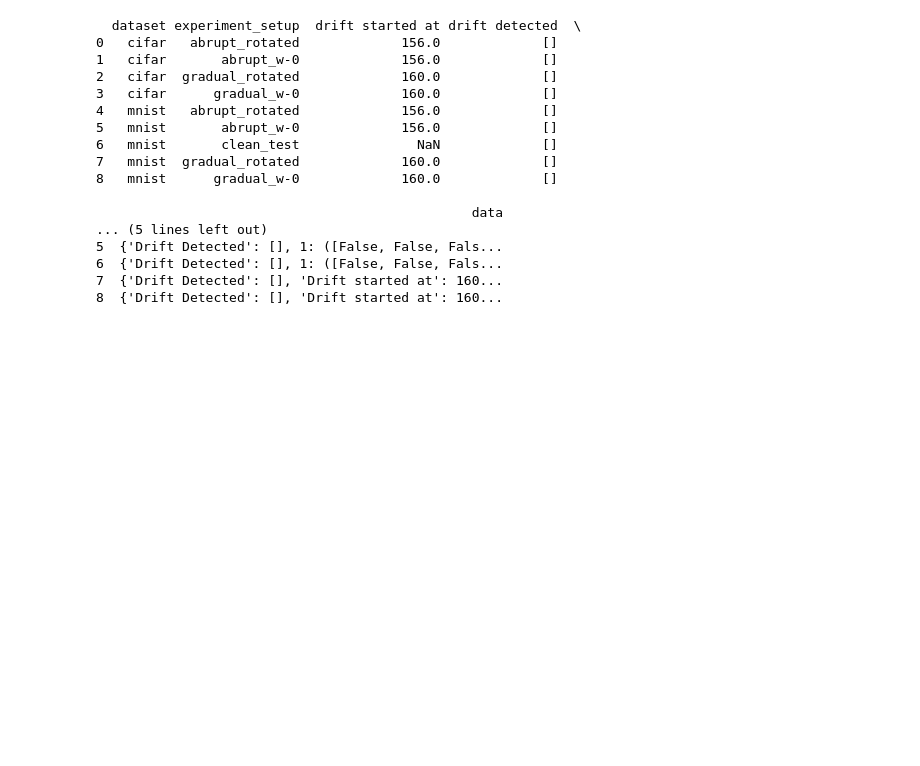
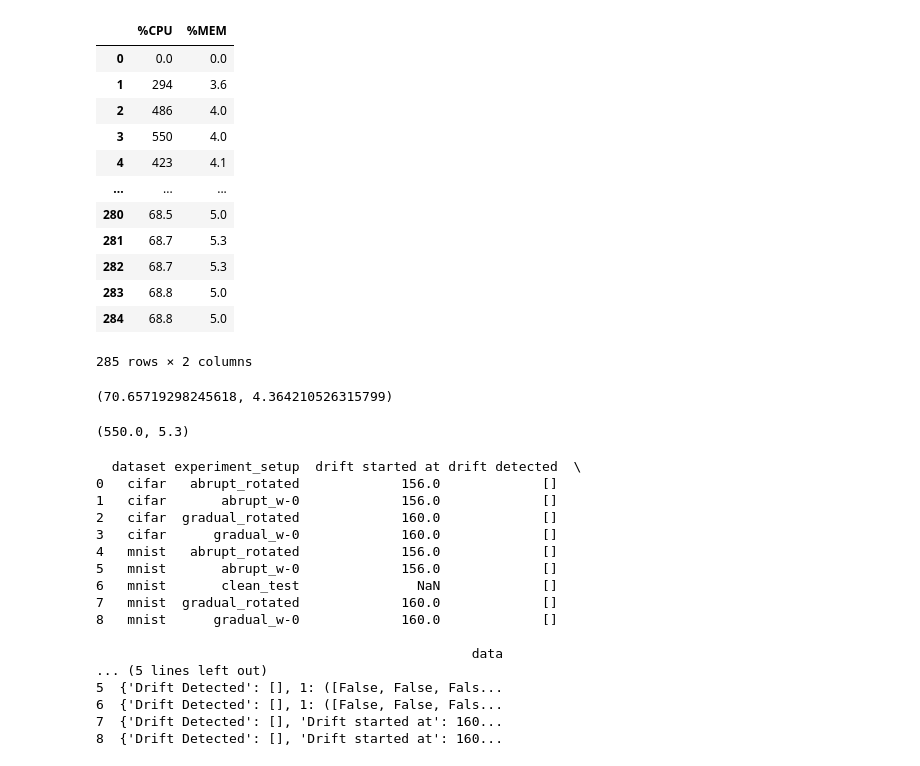
Before and after one commit to ranUser01/TinyML, a Jupyter notebook: read_results.ipynb, the cells around one changed output. Cells and saved outputs as stored; diff of their text form; code cells hidden in the pictures; blank space fills up the shorter version.

```diff
--- a/read_results.ipynb
+++ b/read_results.ipynb
@@ -1,3 +59,43 @@
+# %%
+cpu_values, mem_values = extract_cpu_mem_utilization('results/run_DDAL_baseline_20240820093456.txt')
+# %%
+import pandas as pd
+
+# Create a DataFrame using cpu_values and mem_values
+df = pd.DataFrame({'%CPU': cpu_values, '%MEM': mem_values})
+
+# Display the DataFrame
+df
+# %% [output]
+|  | %CPU | %MEM |
+| 0 | 0.0 | 0.0 |
+| 1 | 294 | 3.6 |
+| 2 | 486 | 4.0 |
+| 3 | 550 | 4.0 |
+| 4 | 423 | 4.1 |
+| ... | ... | ... |
+| 280 | 68.5 | 5.0 |
+| 281 | 68.7 | 5.3 |
+| 282 | 68.7 | 5.3 |
+| 283 | 68.8 | 5.0 |
+| 284 | 68.8 | 5.0 |
+285 rows × 2 columns
+# %%
+df
+# Calculate the average of %CPU and %MEM
+avg_cpu = sum(df['%CPU'].astype(float)) / len(df['%CPU'])
+avg_mem = sum(df['%MEM'].astype(float)) / len(df['%MEM'])
+
+avg_cpu, avg_mem
+# %% [output]
+(70.65719298245618, 4.364210526315799)
+# %%
+max_cpu = df['%CPU'].astype(float).max()
+max_mem = df['%MEM'].astype(float).max()
+
+max_cpu, max_mem
+# %% [output]
+(550.0, 5.3)
 # %%
 import pandas as pd
 from results_reader import read_results
```
Also changed, not shown: parts of 7 cells of this notebook, 10 other files.
